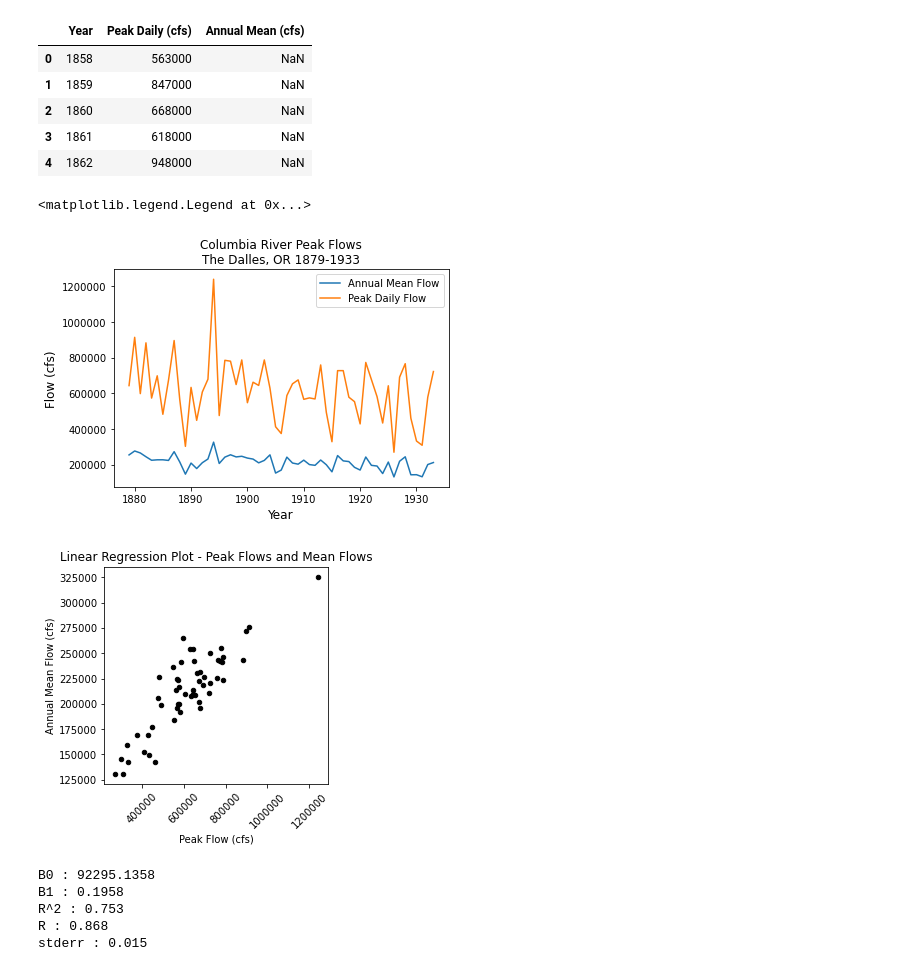
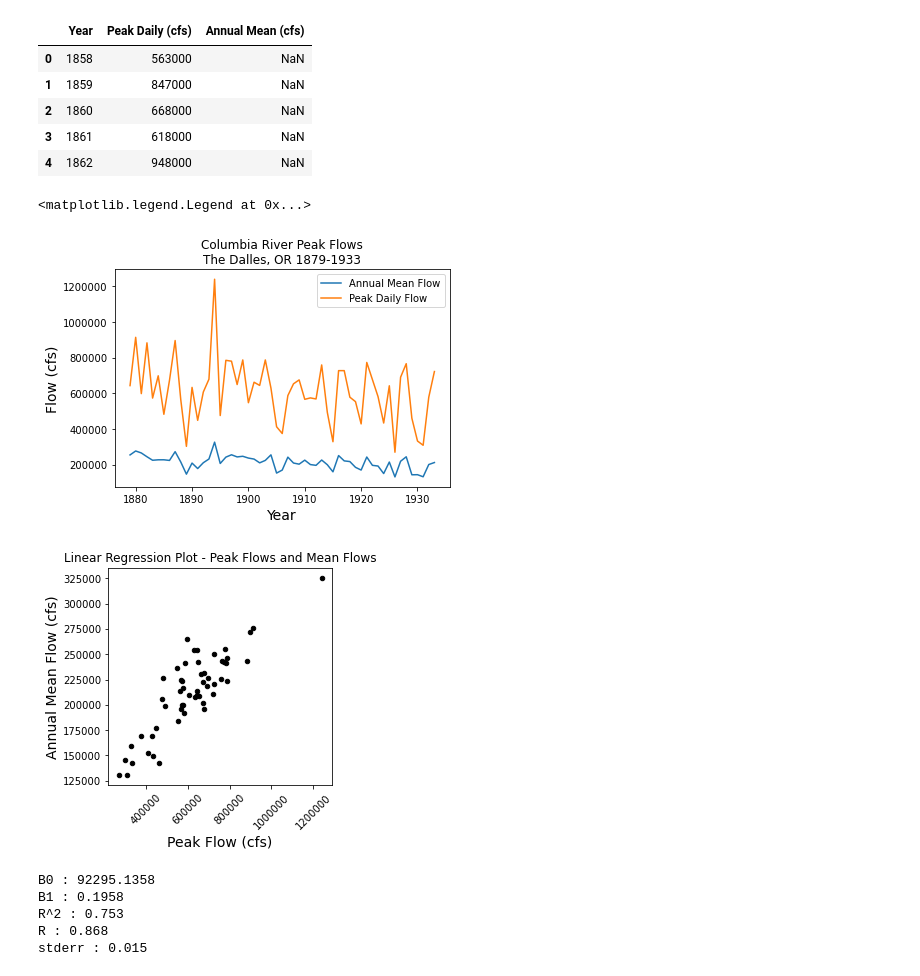
Before and after one commit to dlhogan97/CEWA565, a Jupyter notebook: Week-4/HW-4/HW-4-dlhogan.ipynb, the cells around one changed output. Drawn from its saved outputs; the diff is of its cells as text; code cells hidden in the pictures.

```diff
--- a/Week-4/HW-4/HW-4-dlhogan.ipynb
+++ b/Week-4/HW-4/HW-4-dlhogan.ipynb
@@ -26,27 +30,27 @@ df_sub = df_dalles.loc[df_dalles['Year'].between(1879,1933)]
 plt.plot(df_sub['Year'],df_sub['Annual Mean (cfs)'], label='Annual Mean Flow')
 plt.plot(df_sub['Year'],df_sub['Peak Daily (cfs)'], label='Peak Daily Flow')
 plt.title('Columbia River Peak Flows\nThe Dalles, OR 1879-1933')
-plt.xlabel('Year', size = 12)
-plt.ylabel('Flow (cfs)', size = 12)
+plt.xlabel('Year', size = 14)
+plt.ylabel('Flow (cfs)', size = 14)
 plt.ticklabel_format(axis='y', style='plain')
 plt.legend()
 # %% [output]
 <matplotlib.legend.Legend at 0x...>
-[figure, old version]
+[figure, new version]
 # %%
 # adapted from lab 4-1
 fig, ax = plt.subplots(figsize=(4,4))
 
 # Scatterplot
 df_sub.plot.scatter(x='Peak Daily (cfs)', y='Annual Mean (cfs)', c='k', ax=ax);
 
-ax.set_xlabel('Peak Flow (cfs)')
-ax.set_ylabel('Annual Mean Flow (cfs)')
+ax.set_xlabel('Peak Flow (cfs)', size=14)
+ax.set_ylabel('Annual Mean Flow (cfs)', size=14)
 ax.set_title('Linear Regression Plot - Peak Flows and Mean Flows')
 plt.xticks(rotation=45)
 plt.ticklabel_format(axis='x', style='plain')
 # %% [output]
-[figure, old version]
+[figure, new version]
 # %%
 slope, intercept, rvalue, pvalue, stderr = stats.linregress(x=df_sub['Peak Daily (cfs)'], y=df_sub['Annual Mean (cfs)'])
 print('B0 : {}'.format(np.round(intercept,4)))
```
Also changed, not shown: parts of 18 cells of this notebook, 4 other files.
